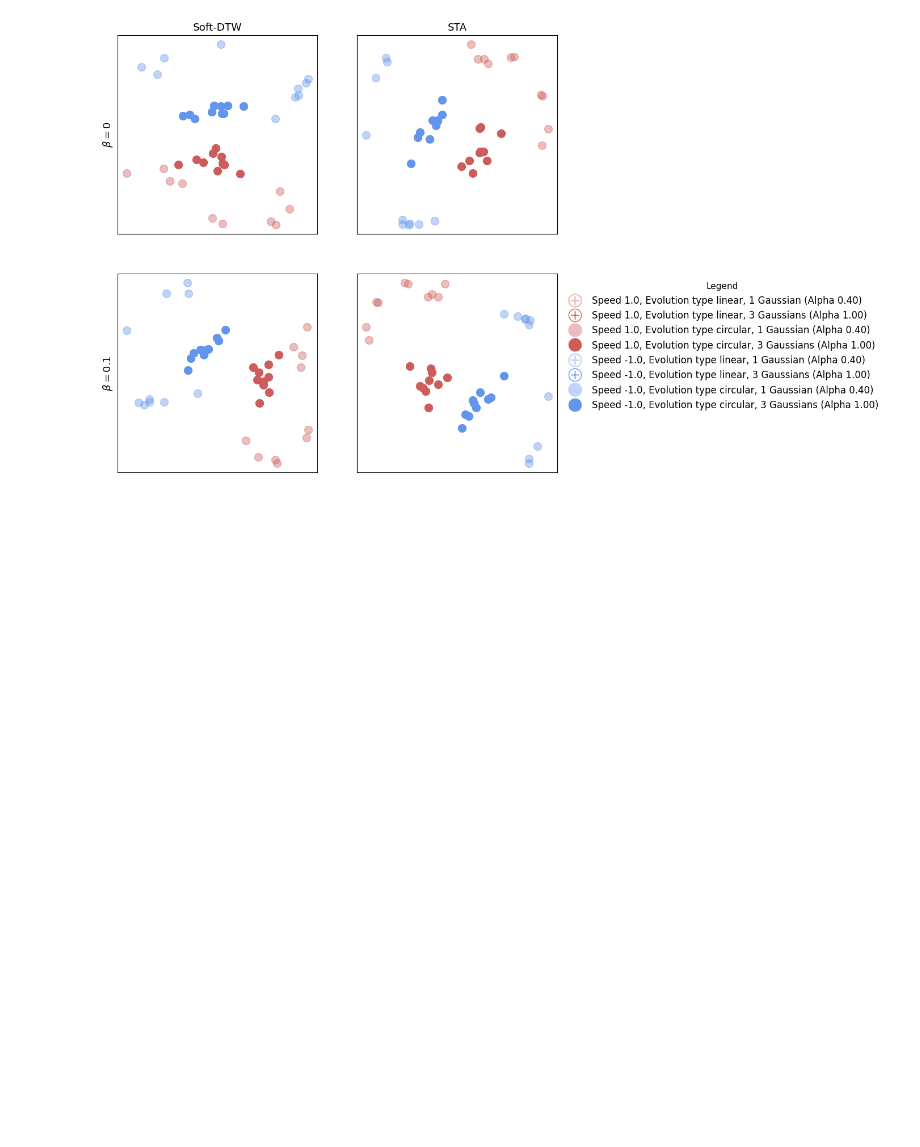
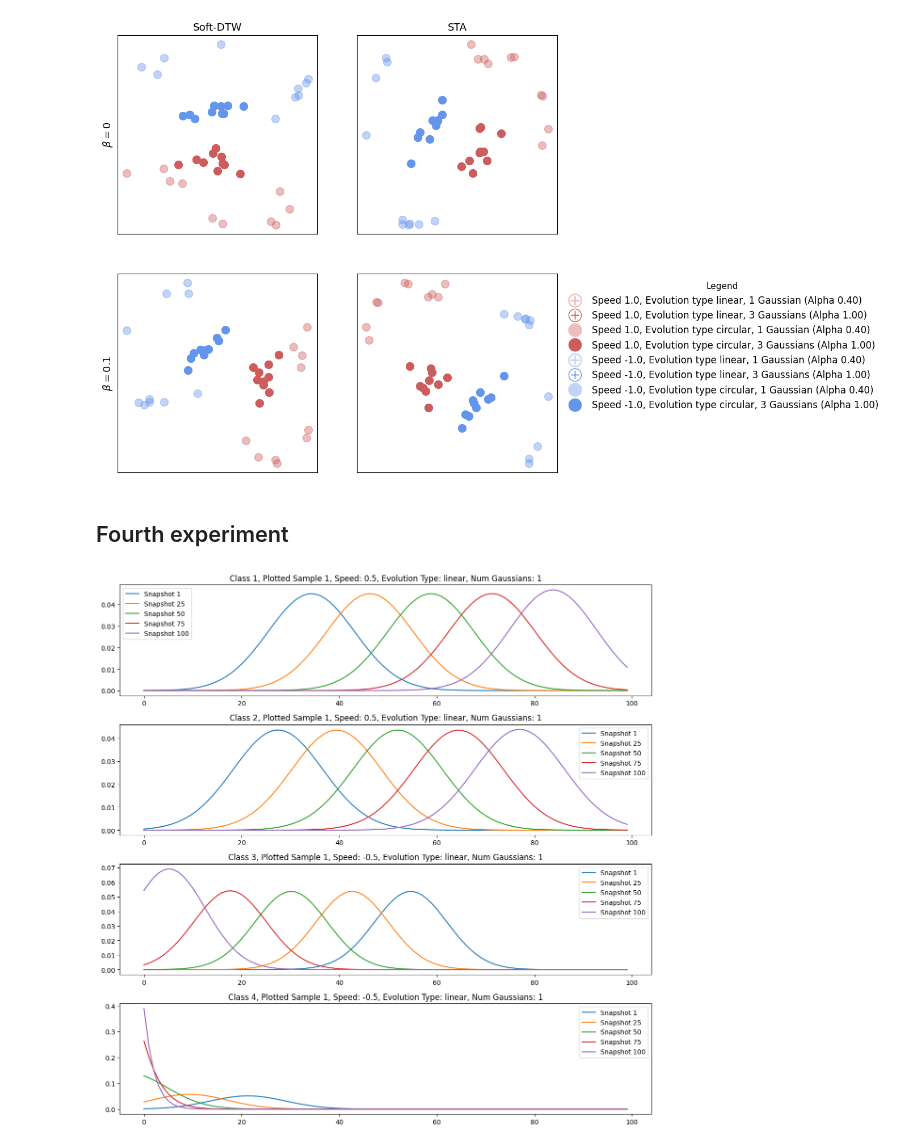
Before and after one commit to Basile-Terv/spatio-temporal-alignements, a Jupyter notebook: evolving_gaussians.ipynb, the cells around one changed output. Cells and saved outputs as stored; diff of their text form; code cells hidden in the pictures; blank space fills up the shorter version.

Commit message:
new experiments 4 and 5

```diff
--- a/evolving_gaussians.ipynb
+++ b/evolving_gaussians.ipynb
@@ -403,3 +403,21 @@ plot_tsne_results(data, num_samples_per_class,\
   num_timesteps, [0, 0.1], speeds, num_gaussians, evolution_types)
 # %% [output]
 [figure]
+# %% [markdown]
+## Fourth experiment
+# %%
+# Example usage with the labels
+num_samples_per_class=10
+num_timesteps=100
+support_size=100
+num_gaussians=[1, 1]
+evolution_types=["linear"]
+speeds=[0.5, -0.5]
+seed = 42
+
+data,y_speed, y_evotype, y_numgaussians =generate_gaussian_mixture_data(num_samples_per_class=num_samples_per_class, num_timesteps=num_timesteps, support_size=support_size,\
+num_gaussians=num_gaussians, evolution_types=evolution_types, speeds=speeds, seed=None)
+plot_samples(data, num_snapshots=5, y_speed=y_speed, y_evotype=y_evotype, y_numgaussians=y_numgaussians,
+             speeds=speeds,evolution_types=evolution_types,num_gaussians=num_gaussians)
+# %% [output]
+[figure, added]
```
Also changed, not shown: parts of 10 cells of this notebook, 5 other files.
